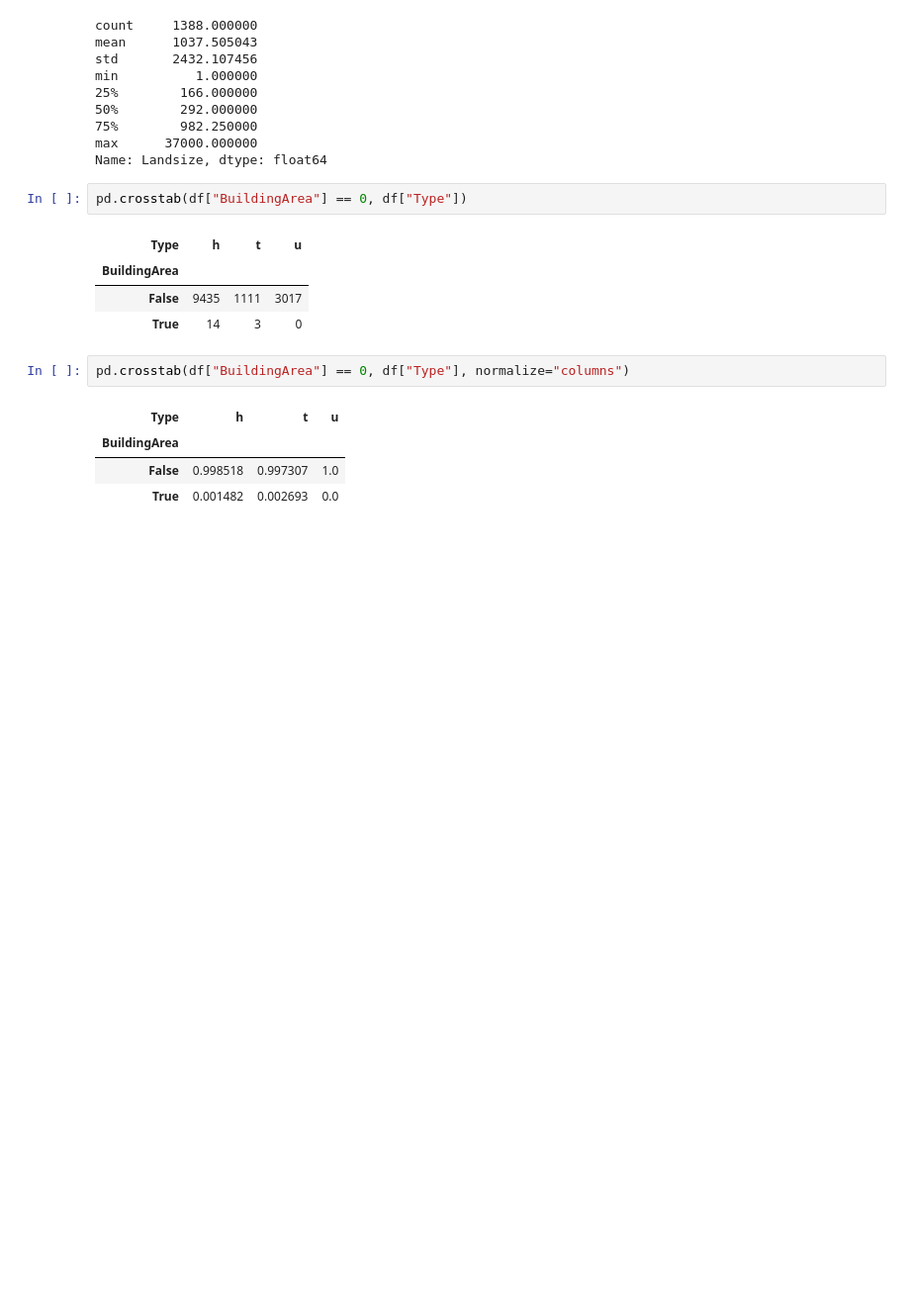
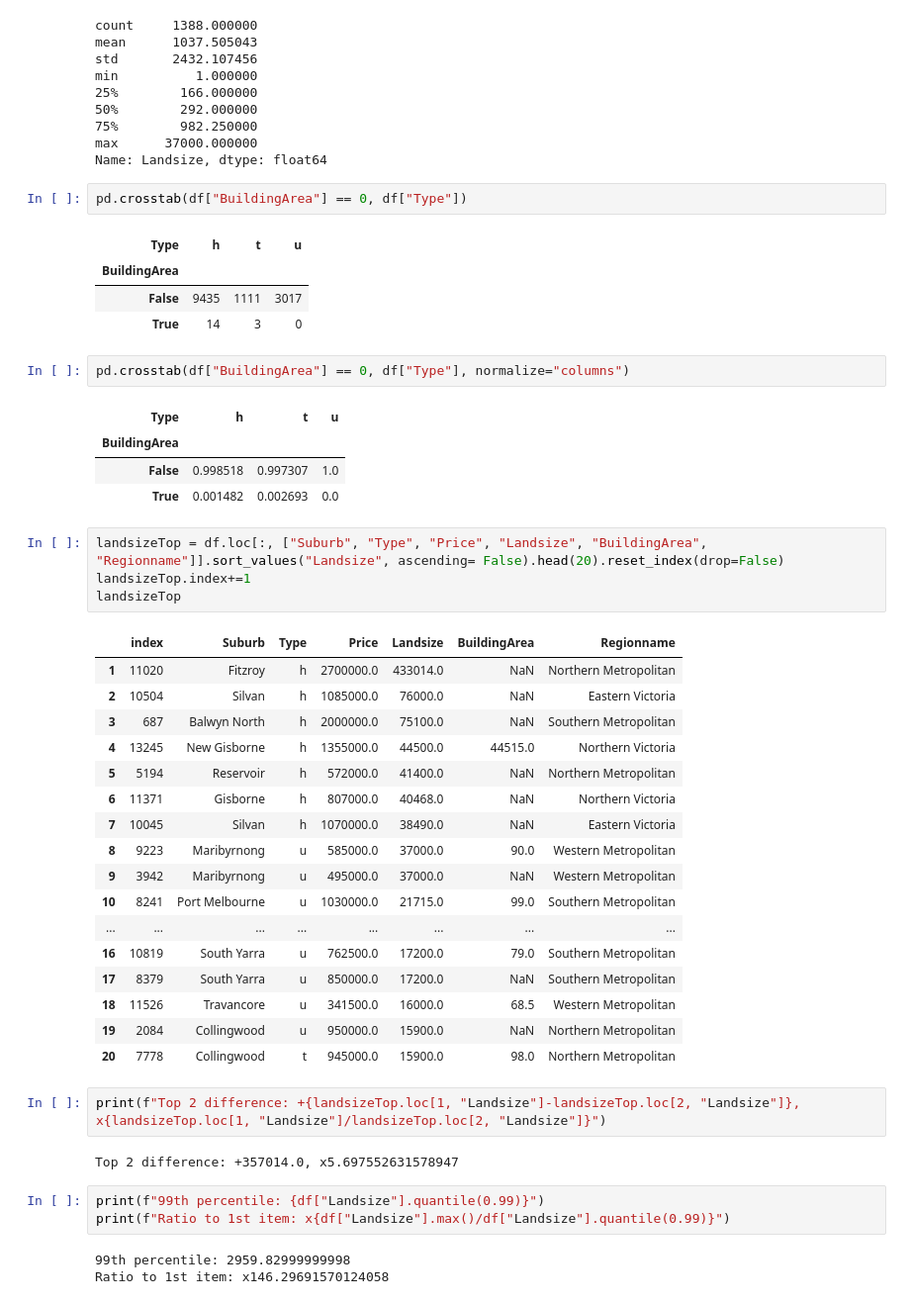
Before and after one commit to cousc0us/melbourne-suburb-analytics, a Jupyter notebook: notebooks/01_eda.ipynb, the cells around one changed output. Shown at 99% size. Saved outputs shown, nothing was run; the diff lists cells and outputs as text; blank space fills up the shorter version.

```diff
--- a/notebooks/01_eda.ipynb
+++ b/notebooks/01_eda.ipynb
@@ -195,3 +233,35 @@ pd.crosstab(df["BuildingArea"] == 0, df["Type"], normalize="columns")
 | BuildingArea |  |  |  |
 | False | 0.998518 | 0.997307 | 1.0 |
 | True | 0.001482 | 0.002693 | 0.0 |
+# %%
+landsizeTop = df.loc[:, ["Suburb", "Type", "Price", "Landsize", "BuildingArea", "Regionname"]].sort_values("Landsize", ascending= False).head(20).reset_index(drop=False)
+landsizeTop.index+=1
+landsizeTop
+# %% [output]
+|  | index | Suburb | Type | Price | Landsize | BuildingArea | Regionname |
+| 1 | 11020 | Fitzroy | h | 2700000.0 | 433014.0 | NaN | Northern Metropolitan |
+| 2 | 10504 | Silvan | h | 1085000.0 | 76000.0 | NaN | Eastern Victoria |
+| 3 | 687 | Balwyn North | h | 2000000.0 | 75100.0 | NaN | Southern Metropolitan |
+| 4 | 13245 | New Gisborne | h | 1355000.0 | 44500.0 | 44515.0 | Northern Victoria |
+| 5 | 5194 | Reservoir | h | 572000.0 | 41400.0 | NaN | Northern Metropolitan |
+| 6 | 11371 | Gisborne | h | 807000.0 | 40468.0 | NaN | Northern Victoria |
+| 7 | 10045 | Silvan | h | 1070000.0 | 38490.0 | NaN | Eastern Victoria |
+| 8 | 9223 | Maribyrnong | u | 585000.0 | 37000.0 | 90.0 | Western Metropolitan |
+| 9 | 3942 | Maribyrnong | u | 495000.0 | 37000.0 | NaN | Western Metropolitan |
+| 10 | 8241 | Port Melbourne | u | 1030000.0 | 21715.0 | 99.0 | Southern Metropolitan |
+| ... | ... | ... | ... | ... | ... | ... | ... |
+| 16 | 10819 | South Yarra | u | 762500.0 | 17200.0 | 79.0 | Southern Metropolitan |
+| 17 | 8379 | South Yarra | u | 850000.0 | 17200.0 | NaN | Southern Metropolitan |
+| 18 | 11526 | Travancore | u | 341500.0 | 16000.0 | 68.5 | Western Metropolitan |
+| 19 | 2084 | Collingwood | u | 950000.0 | 15900.0 | NaN | Northern Metropolitan |
+| 20 | 7778 | Collingwood | t | 945000.0 | 15900.0 | 98.0 | Northern Metropolitan |
+# %%
+print(f"Top 2 difference: +{landsizeTop.loc[1, "Landsize"]-landsizeTop.loc[2, "Landsize"]}, x{landsizeTop.loc[1, "Landsize"]/landsizeTop.loc[2, "Landsize"]}")
+# %% [output]
+Top 2 difference: +357014.0, x5.697552631578947
+# %%
+print(f"99th percentile: {df["Landsize"].quantile(0.99)}")
+print(f"Ratio to 1st item: x{df["Landsize"].max()/df["Landsize"].quantile(0.99)}")
+# %% [output]
+99th percentile: 2959.82999999998
+Ratio to 1st item: x146.29691570124058
```
Also changed, not shown: parts of 38 cells of this notebook.
